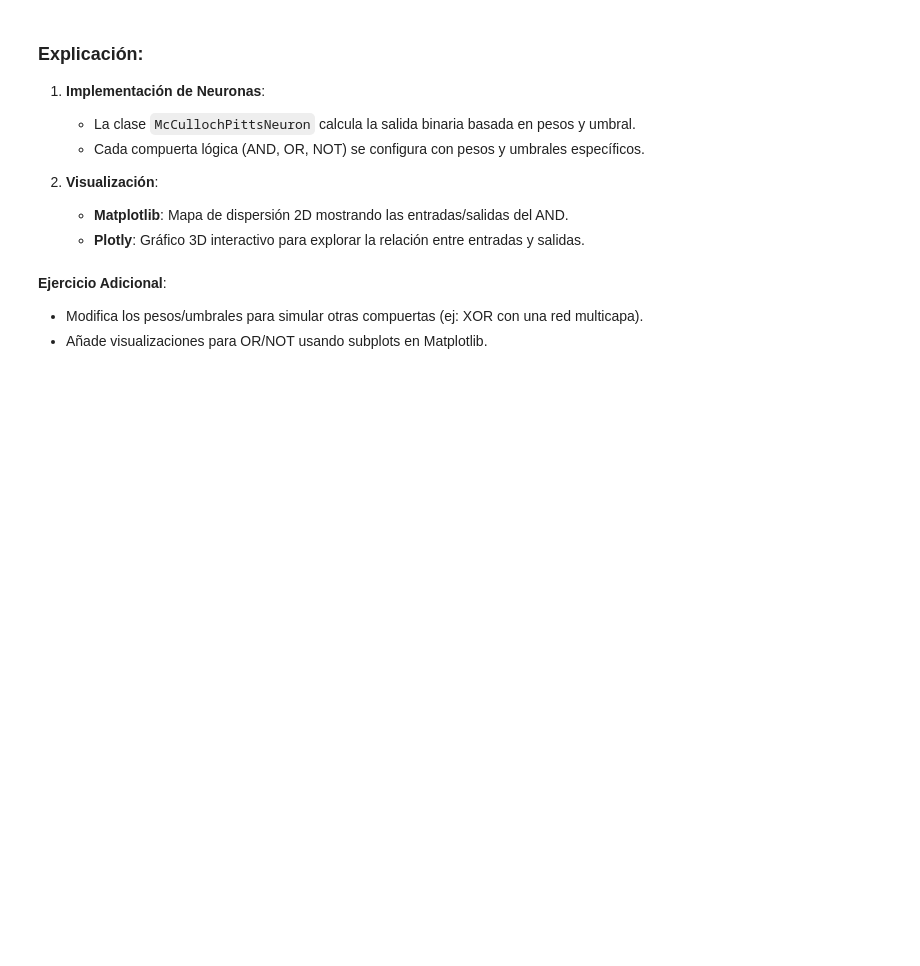
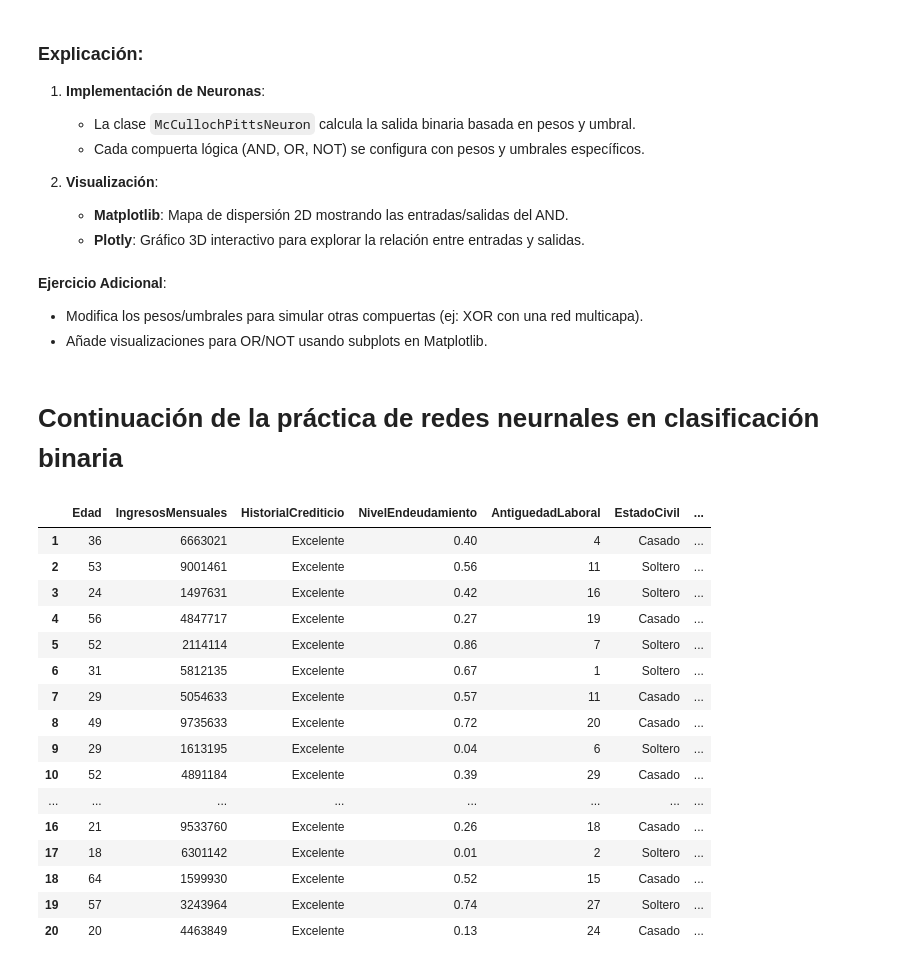
Before and after one commit to marco-canas/ml_dl_intro, a Jupyter notebook: 2_planificacion/3_dl/geron/10_chapter/pag_307_geron_ed_2/pagina_307.ipynb, the cells around one changed output. Drawn from its saved outputs; the diff is of its cells as text; code cells hidden in the pictures; blank space fills up the shorter version.

Commit message:
lectura a redes neuronales lista

```diff
--- a/2_planificacion/3_dl/geron/10_chapter/pag_307_geron_ed_2/pagina_307.ipynb
+++ b/2_planificacion/3_dl/geron/10_chapter/pag_307_geron_ed_2/pagina_307.ipynb
@@ -297,3 +332,66 @@ fig.show()
 **Ejercicio Adicional**:
 - Modifica los pesos/umbrales para simular otras compuertas (ej: XOR con una red multicapa).
 - Añade visualizaciones para OR/NOT usando subplots en Matplotlib.
+# %% [markdown]
+# Continuación de la práctica de redes neurnales en clasificación binaria
+# %%
+#recordemos el dataset artificial obtenido la semana pasada
+import numpy as np # calculo numérico, vectorial y matricial
+import pandas as pd # manejo y gestión de datos a través de series y dataframe
+
+# Fijamos semilla para reproducibilidad
+np.random.seed(702)
+
+# Número de muestras
+n_samples = 20
+
+# Variables simuladas
+edad = np.random.randint(18, 70, n_samples)
+ingresos_mensuales = np.random.randint(1_423_500, 10_000_000, n_samples) # ingreso en dólares por mes entre 2 y 8 millones de pesos y
+historial_crediticio = np.random.choice(['Excelente', 'Regular', 'Malo'], n_samples, p=[1.0, 0.0, 0.0])
+nivel_endeudamiento = np.round(np.random.uniform(0, 1, n_samples), 2)
+antiguedad_laboral = np.random.randint(0, 30, n_samples)
+estado_civil = np.random.choice(['Soltero', 'Casado', 'Divorciado'], n_samples, p=[0.5, 0.4, 0.1])
+
+# Regla simple para asignar la etiqueta (aprobado = 1, rechazado = 0)
+prob_aprobacion = (
+    0.4*(edad > 25) +
+    0.3*(ingresos_mensuales > 2_700_000) +
+    0.2*(historial_crediticio == 'Bueno') -
+    0.3*(nivel_endeudamiento > 0.6)
+)
+
+prob_aprobacion = np.clip(prob_aprobacion, 0, 1)
+aprobacion = np.random.binomial(1, prob_aprobacion)
+
+# Crear DataFrame
+df = pd.DataFrame({
+    'Edad': edad,
+    'IngresosMensuales': ingresos_mensuales,
+    'HistorialCrediticio': historial_crediticio,
+    'NivelEndeudamiento': nivel_endeudamiento,
+    'AntiguedadLaboral': antiguedad_laboral,
+    'EstadoCivil': estado_civil,
+    'OtorgarTarjeta': aprobacion
+})
+
+df.index = range(1, len(df)+1)
+df.head(20)
+# %% [output]
+|  | Edad | IngresosMensuales | HistorialCrediticio | NivelEndeudamiento | AntiguedadLaboral | EstadoCivil | ... |
+| 1 | 36 | 6663021 | Excelente | 0.40 | 4 | Casado | ... |
+| 2 | 53 | 9001461 | Excelente | 0.56 | 11 | Soltero | ... |
+| 3 | 24 | 1497631 | Excelente | 0.42 | 16 | Soltero | ... |
+| 4 | 56 | 4847717 | Excelente | 0.27 | 19 | Casado | ... |
+| 5 | 52 | 2114114 | Excelente | 0.86 | 7 | Soltero | ... |
+| 6 | 31 | 5812135 | Excelente | 0.67 | 1 | Soltero | ... |
+| 7 | 29 | 5054633 | Excelente | 0.57 | 11 | Casado | ... |
+| 8 | 49 | 9735633 | Excelente | 0.72 | 20 | Casado | ... |
+| 9 | 29 | 1613195 | Excelente | 0.04 | 6 | Soltero | ... |
+| 10 | 52 | 4891184 | Excelente | 0.39 | 29 | Casado | ... |
+| ... | ... | ... | ... | ... | ... | ... | ... |
+| 16 | 21 | 9533760 | Excelente | 0.26 | 18 | Casado | ... |
+| 17 | 18 | 6301142 | Excelente | 0.01 | 2 | Soltero | ... |
+| 18 | 64 | 1599930 | Excelente | 0.52 | 15 | Casado | ... |
+| 19 | 57 | 3243964 | Excelente | 0.74 | 27 | Soltero | ... |
+| 20 | 20 | 4463849 | Excelente | 0.13 | 24 | Casado | ... |
```
Also changed, not shown: parts of 25 cells of this notebook, 2 other files.
